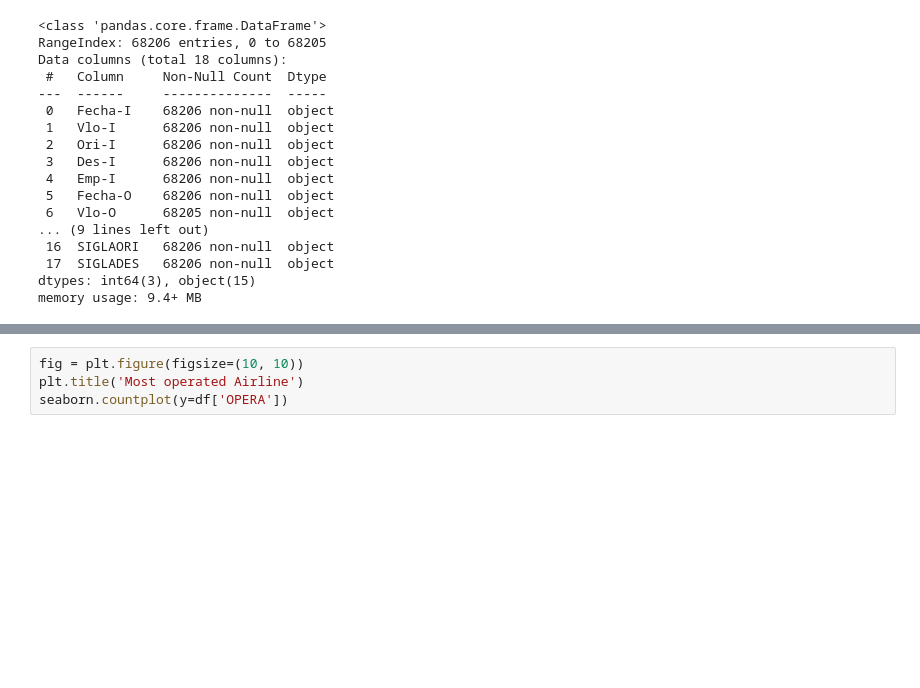
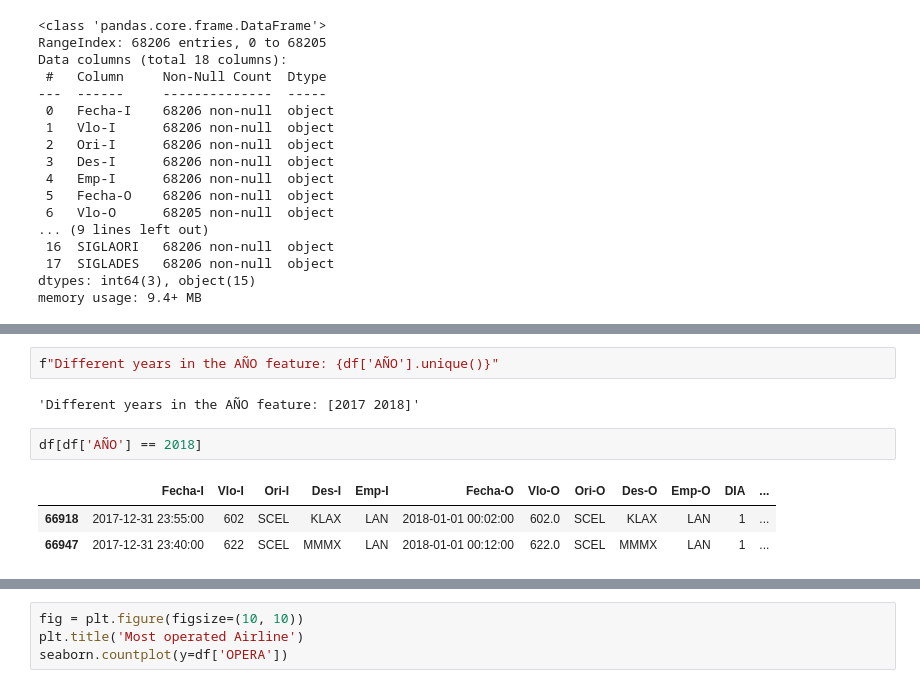
Before and after one commit to nestornav/ml_airplane_delay, a Jupyter notebook: solution.ipynb, the cells around one changed output, grey strips where cells are left out. Saved outputs shown, nothing was run; the diff lists cells and outputs as text; blank space fills up the shorter version.

```diff
--- a/solution.ipynb
+++ b/solution.ipynb
@@ -82,0 +100,10 @@ dtype: int64
+# %%
+f"Different years in the AÑO feature: {df['AÑO'].unique()}"
+# %% [output]
+'Different years in the AÑO feature: [2017 2018]'
+# %%
+df[df['AÑO'] == 2018]
+# %% [output]
+|  | Fecha-I | Vlo-I | Ori-I | Des-I | Emp-I | Fecha-O | Vlo-O | Ori-O | Des-O | Emp-O | DIA | ... |
+| 66918 | 2017-12-31 23:55:00 | 602 | SCEL | KLAX | LAN | 2018-01-01 00:02:00 | 602.0 | SCEL | KLAX | LAN | 1 | ... |
+| 66947 | 2017-12-31 23:40:00 | 622 | SCEL | MMMX | LAN | 2018-01-01 00:12:00 | 622.0 | SCEL | MMMX | LAN | 1 | ... |
```
Also changed, not shown: parts of 22 cells of this notebook, 2 other files.
